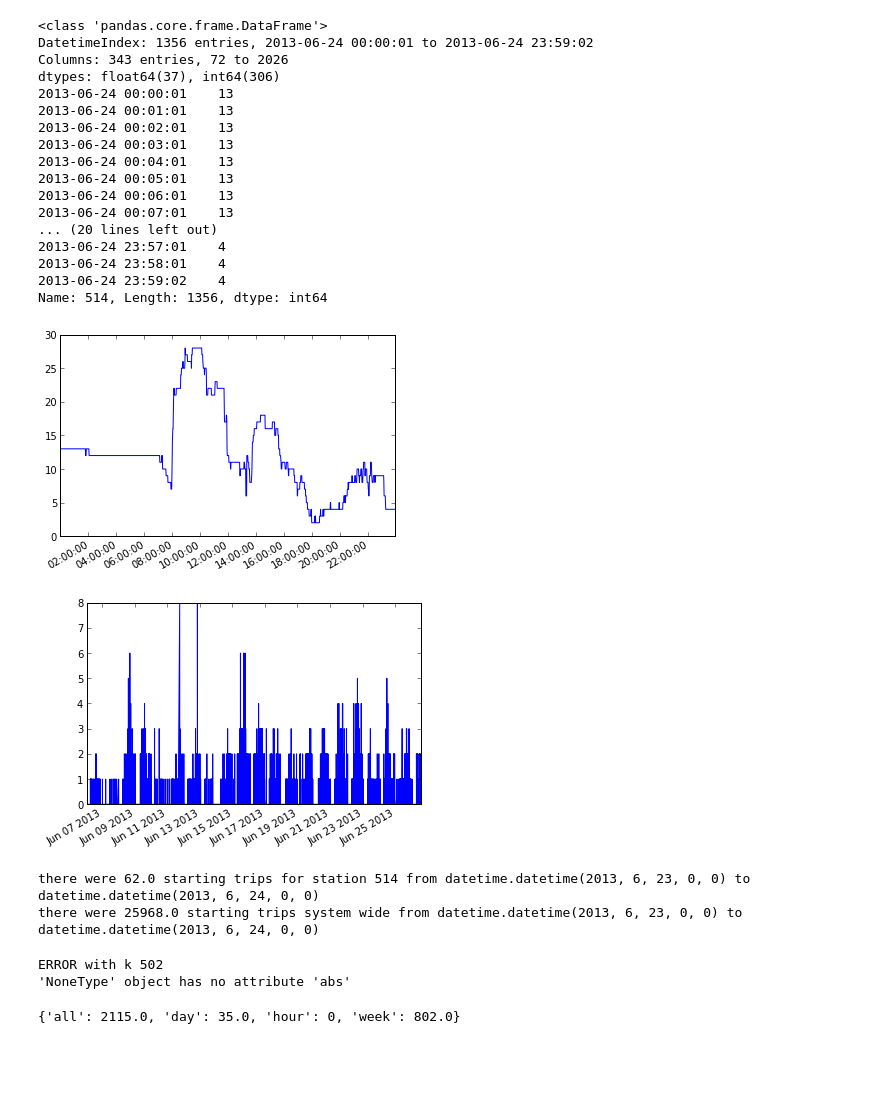
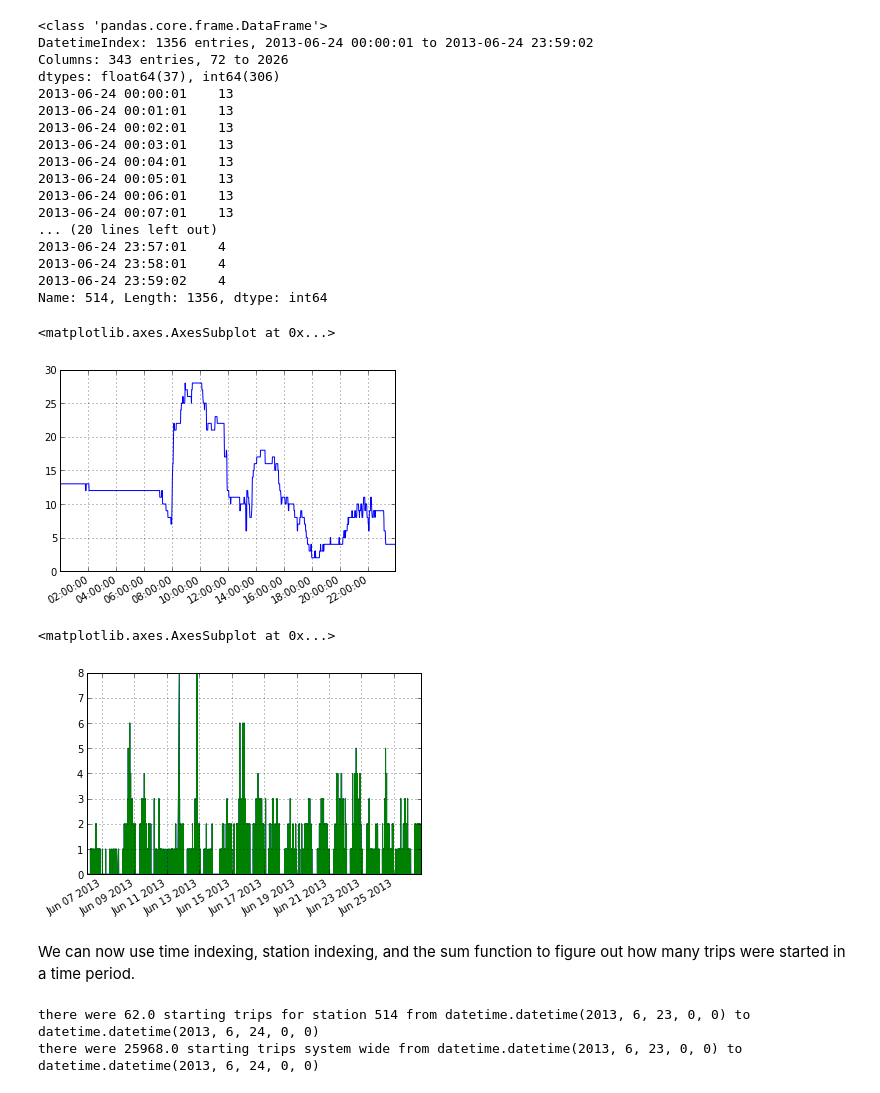
Before and after one commit to paddymul/citibike_data, a Jupyter notebook: citibike_data_intro.ipynb, the cells around one changed output. Drawn from its saved outputs; the diff is of its cells as text; code cells hidden in the pictures; blank space fills up the shorter version.

```diff
--- a/citibike_data_intro.ipynb
+++ b/citibike_data_intro.ipynb
@@ -96,7 +102,7 @@ t1, t2 = [dtdt(2013,6,24), dtdt(2013,6,25)]
 print ss.df[t1:t2]
 # we can also index into any single column this way
 print ss.df.get(514)[t1:t2]
-plot_col(ss.df.get(514)[t1:t2])
+ss.df.get(514)[t1:t2].plot()
 # %% [output]
 <class 'pandas.core.frame.DataFrame'>
 DatetimeIndex: 1356 entries, 2013-06-24 00:00:01 to 2013-06-24 23:59:02
@@ -115,11 +121,17 @@ dtypes: float64(37), int64(306)
 2013-06-24 23:58:01    4
 2013-06-24 23:59:02    4
 Name: 514, Length: 1356, dtype: int64
+<matplotlib.axes.AxesSubplot at 0x...>
-[figure, old version]
+[figure, new version]
 # %%
 # there is another DataFrame, starting_trips which counts how many trips were started in each time frame
 ss.starting_trips.get(514)
 plot_col(ss.starting_trips.get(514))
+ss.starting_trips.get(514).plot()
 # %% [output]
+<matplotlib.axes.AxesSubplot at 0x...>
-[figure, old version]
+[figure, new version]
+# %% [markdown]
+ We can now use time indexing, station indexing, and the sum function to figure out
+ how many trips were started in a time period.
 # %%
@@ -132,13 +143,3 @@ print "there were %r starting trips system wide from %r to %r" % (ss.starting_tr
 # %% [output]
 there were 62.0 starting trips for station 514 from datetime.datetime(2013, 6, 23, 0, 0) to datetime.datetime(2013, 6, 24, 0, 0)
 there were 25968.0 starting trips system wide from datetime.datetime(2013, 6, 23, 0, 0) to datetime.datetime(2013, 6, 24, 0, 0)
-# %%
-summarize_stations.update_summaries()
-# %% [output]
-ERROR with k 502
-'NoneType' object has no attribute 'abs'
-# %%
-#in our station dictionary, each station has starting trip information for the past hour, day, week and all time
-summarize_stations.stations_by_id[514]['starting']
-# %% [output]
-{'all': 2115.0, 'day': 35.0, 'hour': 0, 'week': 802.0}
```
Also changed, not shown: parts of 18 cells of this notebook, 5 other files.
